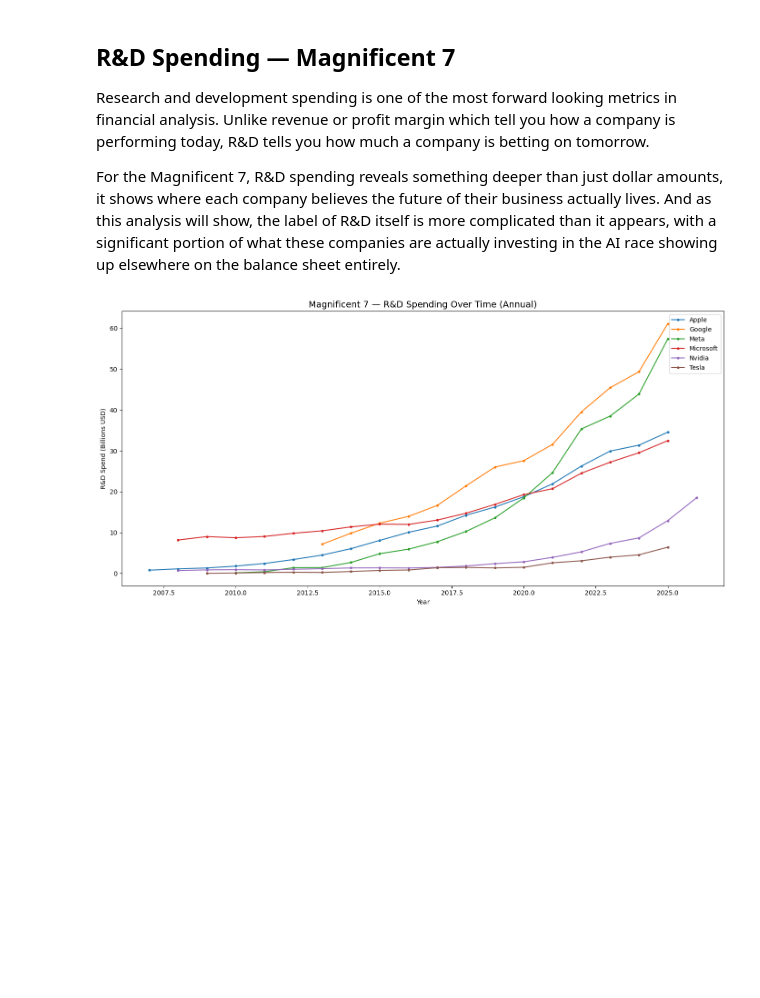
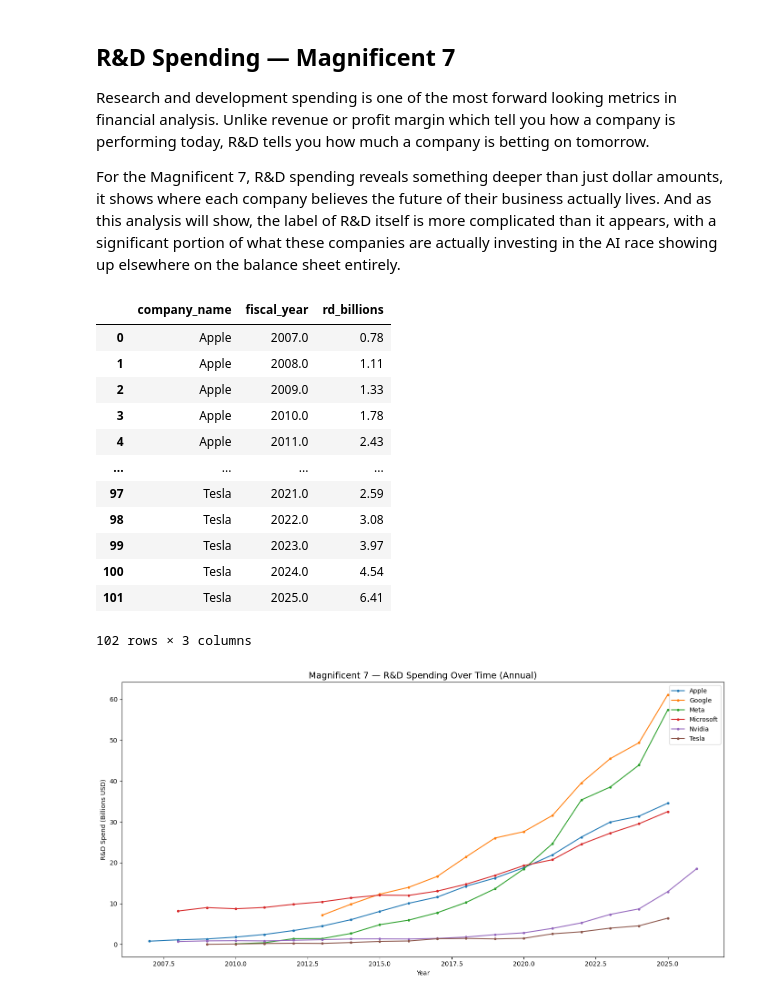
Before and after one commit to cody-becker/Magnificent-7-Financial-Analysis, a Jupyter notebook: TechData.ipynb, the cells around one changed output. Drawn from its saved outputs; the diff is of its cells as text; code cells hidden in the pictures; blank space fills up the shorter version.

```diff
--- a/TechData.ipynb
+++ b/TechData.ipynb
@@ -368,22 +403,40 @@ For the Magnificent 7, R&D spending reveals something deeper than just dollar am
 # %%
 rd_query = """
 SELECT
     company_name,
     EXTRACT(YEAR FROM period_end::date) AS fiscal_year,
     ROUND(value / 1e9, 2) AS rd_billions
 FROM company_financials
 WHERE metric = 'ResearchAndDevelopmentExpense'
 AND form = '10-K'
 AND (
     (company_name = 'Google'    AND EXTRACT(MONTH FROM period_end::date) = 12)
     OR (company_name = 'Meta'      AND EXTRACT(MONTH FROM period_end::date) = 12)
     OR (company_name = 'Tesla'     AND EXTRACT(MONTH FROM period_end::date) = 12)
     OR (company_name = 'Microsoft' AND EXTRACT(MONTH FROM period_end::date) = 6)
     OR (company_name = 'Apple'     AND EXTRACT(MONTH FROM period_end::date) = 9)
     OR (company_name = 'Nvidia'    AND EXTRACT(MONTH FROM period_end::date) = 1)
 )
 ORDER BY company_name, fiscal_year
 """
+
+with engine.connect() as conn:
+    df_rd = pd.read_sql(rd_query, conn.connection)
+df_rd
+# %% [output]
+|  | company_name | fiscal_year | rd_billions |
+| 0 | Apple | 2007.0 | 0.78 |
+| 1 | Apple | 2008.0 | 1.11 |
+| 2 | Apple | 2009.0 | 1.33 |
+| 3 | Apple | 2010.0 | 1.78 |
+| 4 | Apple | 2011.0 | 2.43 |
+| ... | ... | ... | ... |
+| 97 | Tesla | 2021.0 | 2.59 |
+| 98 | Tesla | 2022.0 | 3.08 |
+| 99 | Tesla | 2023.0 | 3.97 |
+| 100 | Tesla | 2024.0 | 4.54 |
+| 101 | Tesla | 2025.0 | 6.41 |
+102 rows × 3 columns
 # %%
 with engine.connect() as conn:
     df_rd = pd.read_sql(rd_query, conn.connection)
```
Also changed, not shown: parts of 3 cells of this notebook.
